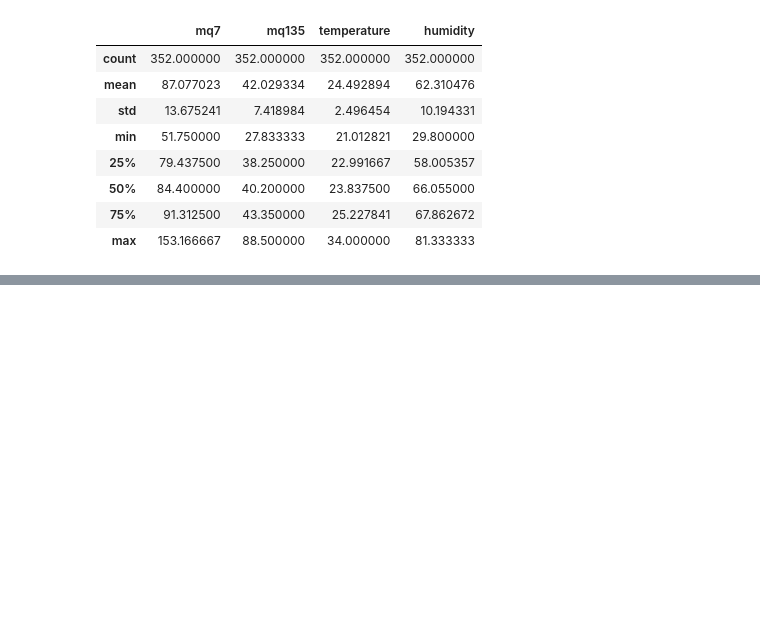
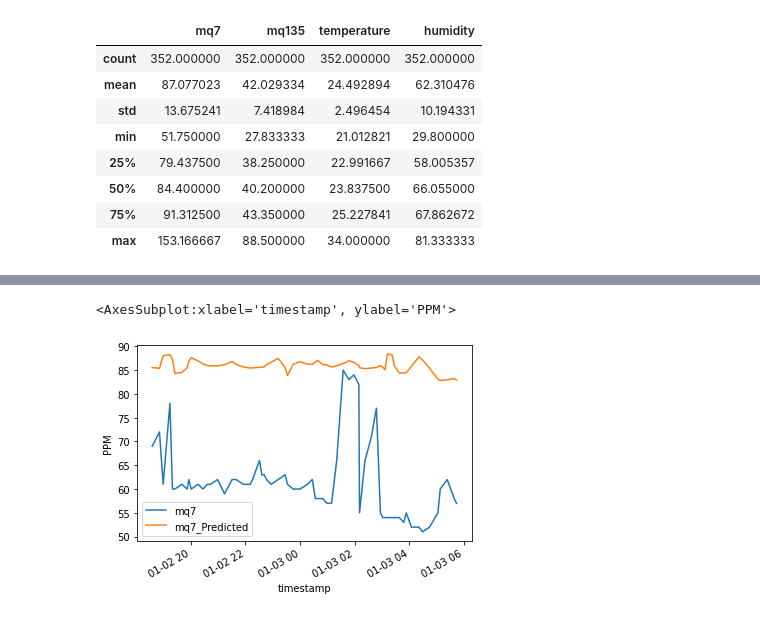
Before and after one commit to sam505/Air_Pollution_Monitoring, a Jupyter notebook: Data_Analysis_Visualization/Model_training.ipynb, the cells around one changed output, grey strips where cells are left out. Saved outputs shown, nothing was run; the diff lists cells and outputs as text; code cells hidden in the pictures; blank space fills up the shorter version.

```diff
--- a/Data_Analysis_Visualization/Model_training.ipynb
+++ b/Data_Analysis_Visualization/Model_training.ipynb
@@ -271 +291,6 @@ df_pred
+# %%
+df_mq7_final[["mq7", "mq7_Predicted"]].plot(subplots=False, ylabel="PPM")
+# %% [output]
+<AxesSubplot:xlabel='timestamp', ylabel='PPM'>
+[figure, added]
 # %%
```
Also changed, not shown: parts of 23 cells of this notebook, 5 other files.
